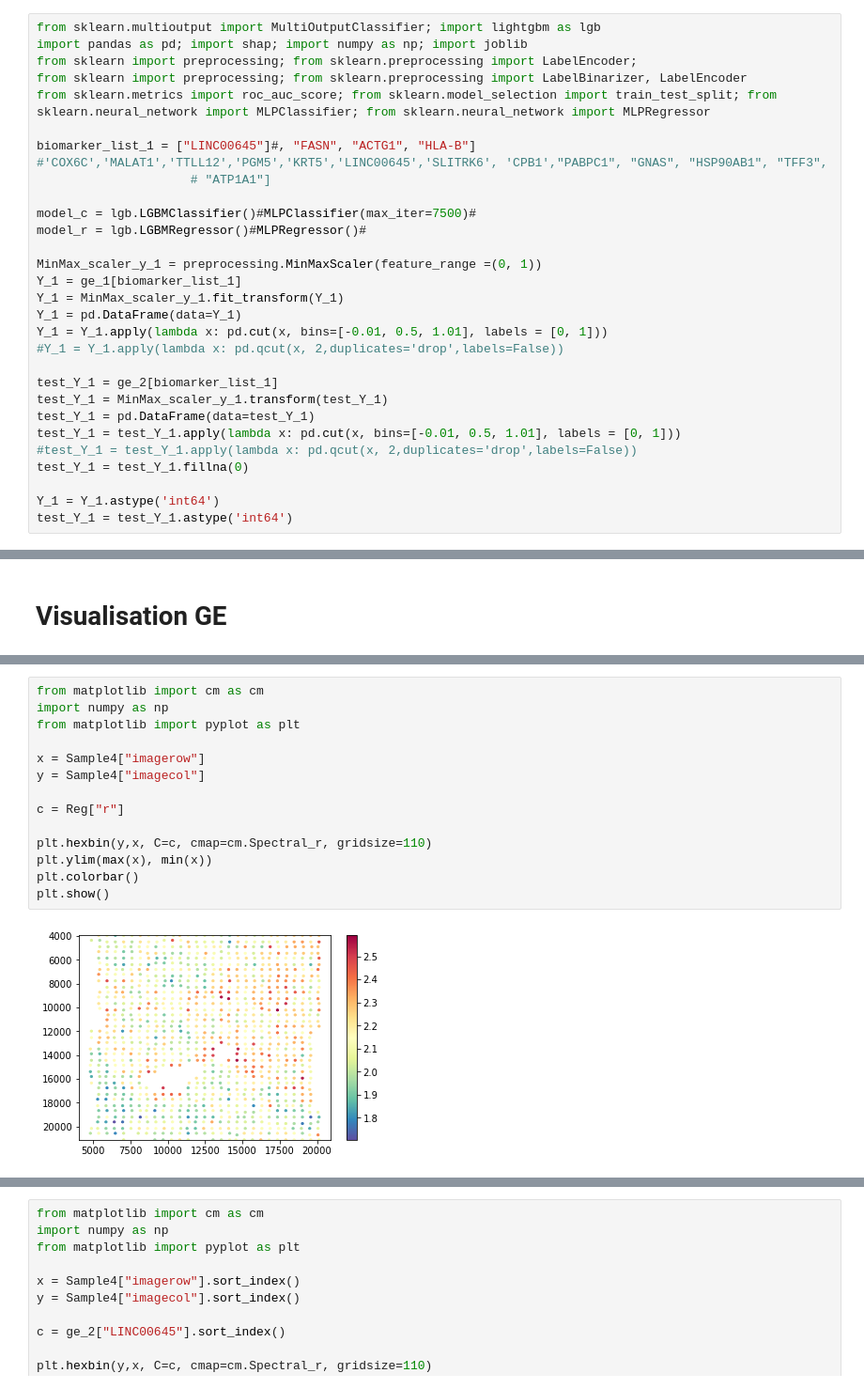
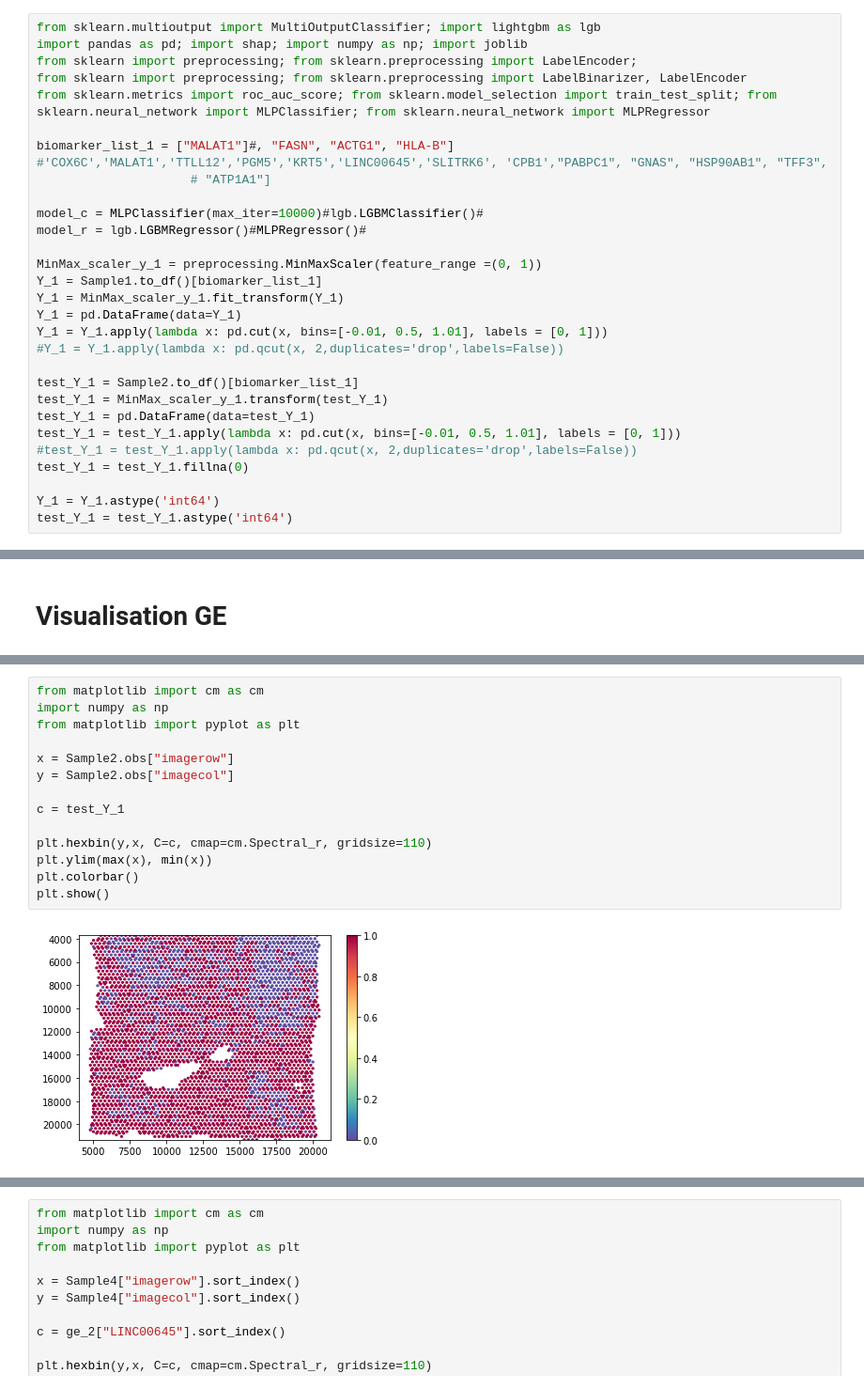
Before and after one commit to BiomedicalMachineLearning/STimage, a Jupyter notebook: stimage/Onkar_py/10X_Bigtiles.ipynb, the cells around one changed output, grey strips where cells are left out. Shown: that part at 94% size. Drawn from its saved outputs; the diff is of its cells as text.

```diff
--- a/stimage/Onkar_py/10X_Bigtiles.ipynb
+++ b/stimage/Onkar_py/10X_Bigtiles.ipynb
@@ -241,20 +193,20 @@ from sklearn import preprocessing; from sklearn.preprocessing import LabelEncode
 from sklearn import preprocessing; from sklearn.preprocessing import LabelBinarizer, LabelEncoder
 from sklearn.metrics import roc_auc_score; from sklearn.model_selection import train_test_split; from sklearn.neural_network import MLPClassifier; from sklearn.neural_network import MLPRegressor
 
-biomarker_list_1 = ["LINC00645"]#, "FASN", "ACTG1", "HLA-B"] #'COX6C','MALAT1','TTLL12','PGM5','KRT5','LINC00645','SLITRK6', 'CPB1',"PABPC1", "GNAS", "HSP90AB1", "TFF3",
+biomarker_list_1 = ["MALAT1"]#, "FASN", "ACTG1", "HLA-B"] #'COX6C','MALAT1','TTLL12','PGM5','KRT5','LINC00645','SLITRK6', 'CPB1',"PABPC1", "GNAS", "HSP90AB1", "TFF3",
                      # "ATP1A1"]
 
-model_c = lgb.LGBMClassifier()#MLPClassifier(max_iter=7500)#
+model_c = MLPClassifier(max_iter=10000)#lgb.LGBMClassifier()#
 model_r = lgb.LGBMRegressor()#MLPRegressor()#
 
 MinMax_scaler_y_1 = preprocessing.MinMaxScaler(feature_range =(0, 1))
-Y_1 = ge_1[biomarker_list_1]
+Y_1 = Sample1.to_df()[biomarker_list_1]
 Y_1 = MinMax_scaler_y_1.fit_transform(Y_1)
 Y_1 = pd.DataFrame(data=Y_1)
 Y_1 = Y_1.apply(lambda x: pd.cut(x, bins=[-0.01, 0.5, 1.01], labels = [0, 1]))
 #Y_1 = Y_1.apply(lambda x: pd.qcut(x, 2,duplicates='drop',labels=False))
 
-test_Y_1 = ge_2[biomarker_list_1]
+test_Y_1 = Sample2.to_df()[biomarker_list_1]
 test_Y_1 = MinMax_scaler_y_1.transform(test_Y_1)
 test_Y_1 = pd.DataFrame(data=test_Y_1)
 test_Y_1 = test_Y_1.apply(lambda x: pd.cut(x, bins=[-0.01, 0.5, 1.01], labels = [0, 1]))
@@ -319,16 +241,16 @@ plt.show()
 # %%
 from matplotlib import cm as cm
 import numpy as np
 from matplotlib import pyplot as plt
 
-x = Sample4["imagerow"]
-y = Sample4["imagecol"]
+x = Sample2.obs["imagerow"]
+y = Sample2.obs["imagecol"]
 
-c = Reg["r"]
+c = test_Y_1
 
 plt.hexbin(y,x, C=c, cmap=cm.Spectral_r, gridsize=110)
 plt.ylim(max(x), min(x))
 plt.colorbar()
 plt.show()
 # %% [output]
-[figure, old version]
+[figure, new version]
```
Also changed, not shown: parts of 14 cells of this notebook.
